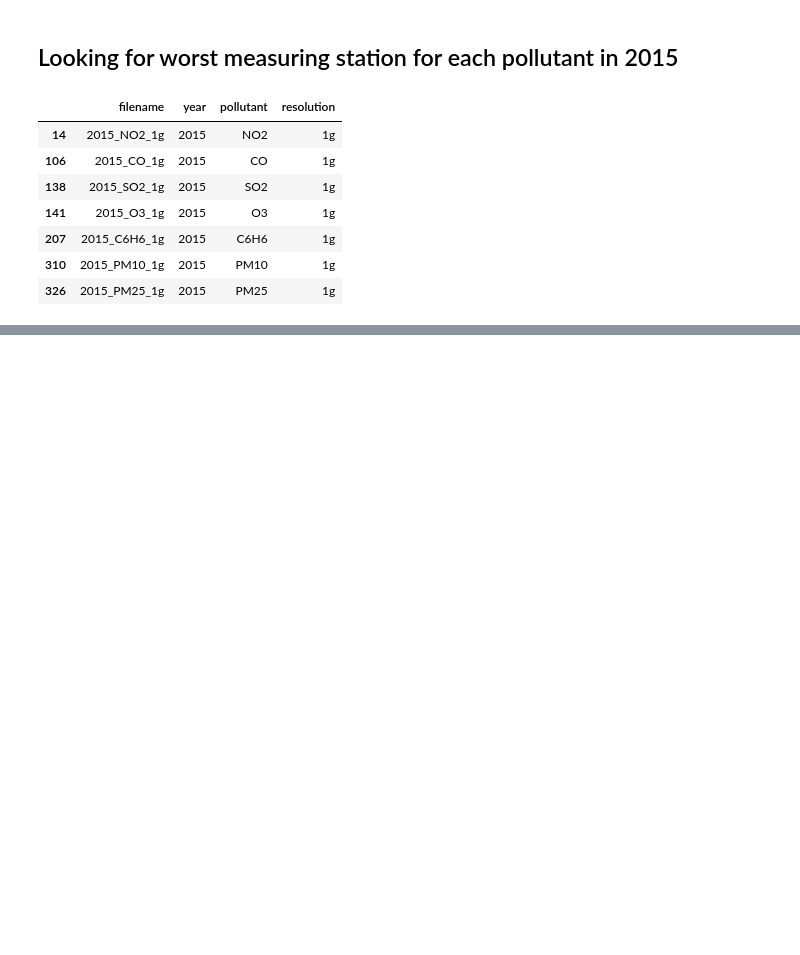
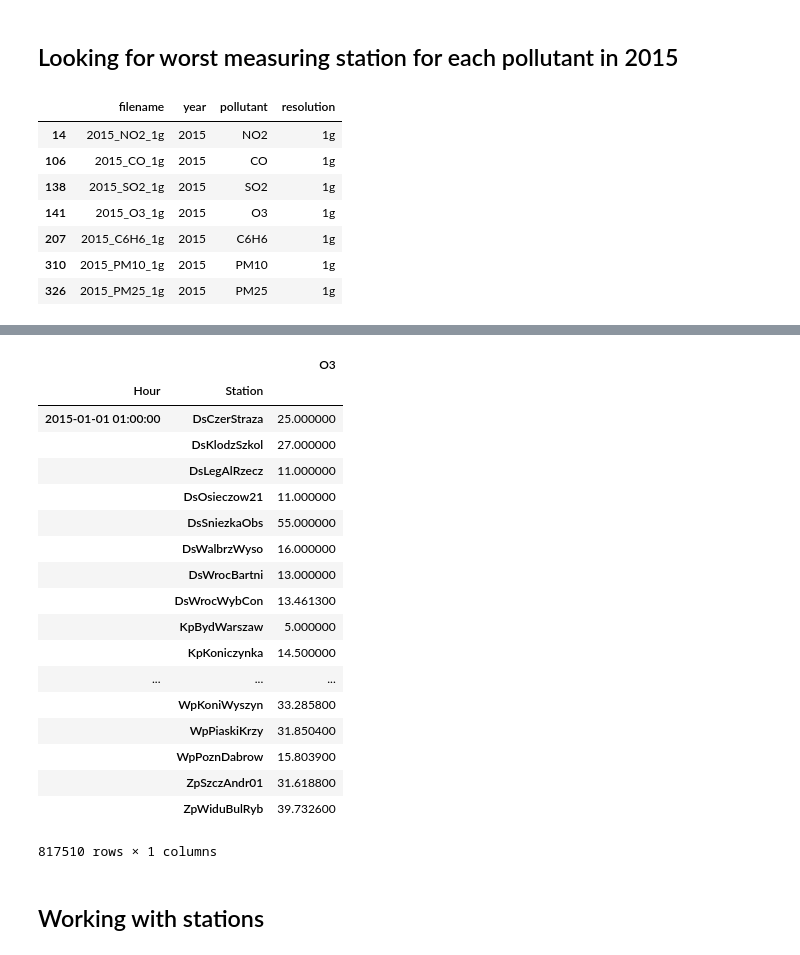
Before and after one commit to QuantumDamage/AQIP, a Jupyter notebook: workspace/EDA.ipynb, the cells around one changed output, grey strips where cells are left out. Saved outputs shown, nothing was run; the diff lists cells and outputs as text; code cells hidden in the pictures; blank space fills up the shorter version.

Commit message:
stacked data frame

```diff
--- a/workspace/EDA.ipynb
+++ b/workspace/EDA.ipynb
@@ -207,0 +207,31 @@ dane = pd.read_excel("../input/2000_O3_1g.xlsx", skiprows=[1,2])
+# %%
+rng = pd.date_range(start = '2015-01-01 01:00:00', end = '2016-01-01 00:00:00', freq='H')
+data["Hour"] = rng
+# %%
+data = data.set_index("Hour")
+# %%
+data = data.stack()
+# %%
+data = pd.DataFrame(data, columns=["O3"])
+# %%
+data
+# %% [output]
+|  |  | O3 |
+| Hour | Station |  |
+| 2015-01-01 01:00:00 | DsCzerStraza | 25.000000 |
+|  | DsKlodzSzkol | 27.000000 |
+|  | DsLegAlRzecz | 11.000000 |
+|  | DsOsieczow21 | 11.000000 |
+|  | DsSniezkaObs | 55.000000 |
+|  | DsWalbrzWyso | 16.000000 |
+|  | DsWrocBartni | 13.000000 |
+|  | DsWrocWybCon | 13.461300 |
+|  | KpBydWarszaw | 5.000000 |
+|  | KpKoniczynka | 14.500000 |
+| ... | ... | ... |
+|  | WpKoniWyszyn | 33.285800 |
+|  | WpPiaskiKrzy | 31.850400 |
+|  | WpPoznDabrow | 15.803900 |
+|  | ZpSzczAndr01 | 31.618800 |
+|  | ZpWiduBulRyb | 39.732600 |
+817510 rows × 1 columns
@@ -208 +240,3 @@ dane = pd.read_excel("../input/2000_O3_1g.xlsx", skiprows=[1,2])
+# %% [markdown]
+## Working with stations
 # %%
```
Also changed, not shown: parts of 12 cells of this notebook.
